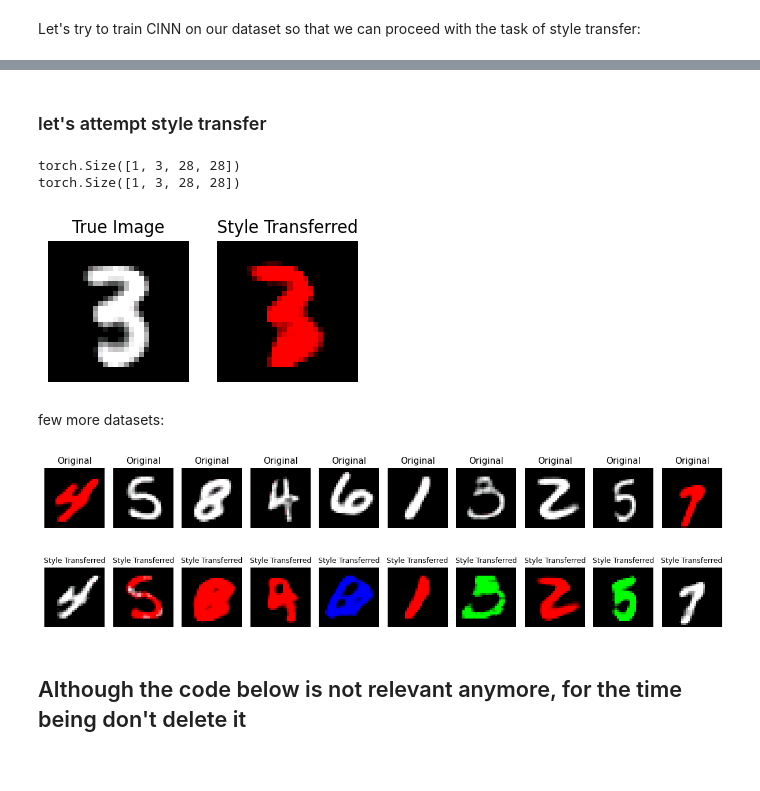
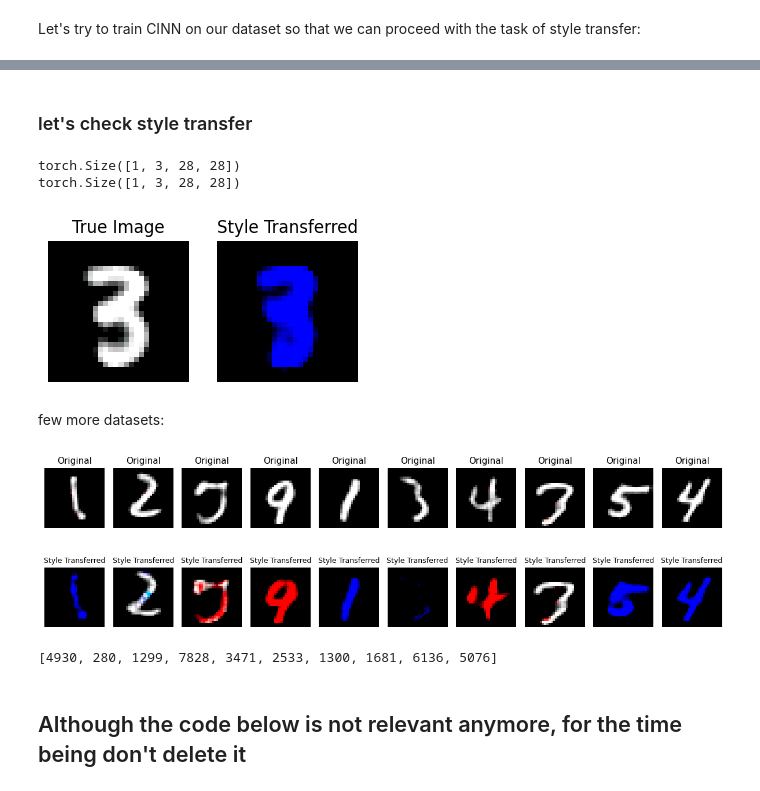
Before and after one commit to lukevoss/GNN, a Jupyter notebook: Project/CINN_for_style_transfer.ipynb, the cells around one changed output, grey strips where cells are left out. Saved outputs shown, nothing was run; the diff lists cells and outputs as text; code cells hidden in the pictures.

Commit message:
add code for style transfer with CINN.

```diff
--- a/Project/CINN_for_style_transfer.ipynb
+++ b/Project/CINN_for_style_transfer.ipynb
@@ -343,7 +343,7 @@ def plot_train_and_val_losses(train_losses, val_losses):
 Let's try to train CINN on our dataset so that we can proceed with the task of style transfer:
 # %%
 # let's instantiate the model
-model_cinn_style_transfer= conditional_realNVP(input_size=24, hidden_size=20,n_blocks=4
+model_cinn_style_transfer= conditional_realNVP(input_size=24, hidden_size=30,n_blocks=5
                                                , condition_size=2)
 # model_cinn_style_transfer.to(device)
 # model_cinn_style_transfer
@@ -376,5 +376,5 @@ plot_train_and_val_losses(train_loss, val_loss)
 # %% [markdown]
-### let's attempt style transfer
+### let's check style transfer
 # %%
 def style_transfer_after_training(model_cinn, encoded_source_image, source_style_label,
                                   label_target_style, device=device):
@@ -427,7 +427,7 @@ def plot_images(image1, image2):
 
 plot_images(decoded_original, decoded_x_style_trans)
 # %% [output]
-[figure, old version]
+[figure, new version]
 # %% [markdown]
 few more datasets:
 # %%
@@ -450,35 +450,39 @@ def plot_images_subplot(images, titles):
         axes[1, i].axis('off')
 
     plt.tight_layout()
     plt.show()
 
 
 # Select 5 random indices from the test set
-random_indices = random.sample(range(len(encoded_image_test_set)), 10)
+random_indices = random.sample(range(len(encoded_image_test_set[:9000])), 10)
 
 # Perform style transfer and plot for each selected image
 images_to_plot = []
 titles = []
 
 for i in random_indices:
     x_uncolored, y_label = encoded_image_test_set[i], labels_test[i]
     x_uncolored, y_label= x_uncolored.to(device), y_label.to(device)
     source_style_label = 0 if y_label == 1 else 1
     label_target_style = 1 if y_label == 0 else 0
 
     x_trans_check = style_transfer_after_training(model_cinn_style_transfer,
                                                   x_uncolored, y_label, label_target_style, device=device)
 
     decoded_original = decode_latent_vec(x_uncolored, ae_model)
     decoded_x_style_trans = decode_latent_vec(x_trans_check, ae_model)
 
     images_to_plot.append((decoded_original, decoded_x_style_trans))
     titles.append(('Original', 'Style Transferred'))
 
 # Plot the original and style transferred images in a subplot
 plot_images_subplot(images_to_plot, titles)
 # %% [output]
-[figure, old version]
+[figure, new version]
+# %%
+random_indices
+# %% [output]
+[4930, 280, 1299, 7828, 3471, 2533, 1300, 1681, 6136, 5076]
 # %% [markdown]
 ## Although the code below is not relevant anymore, for the time being don't delete it
 # %% [markdown]
```
Also changed, not shown: parts of 4 cells of this notebook.
